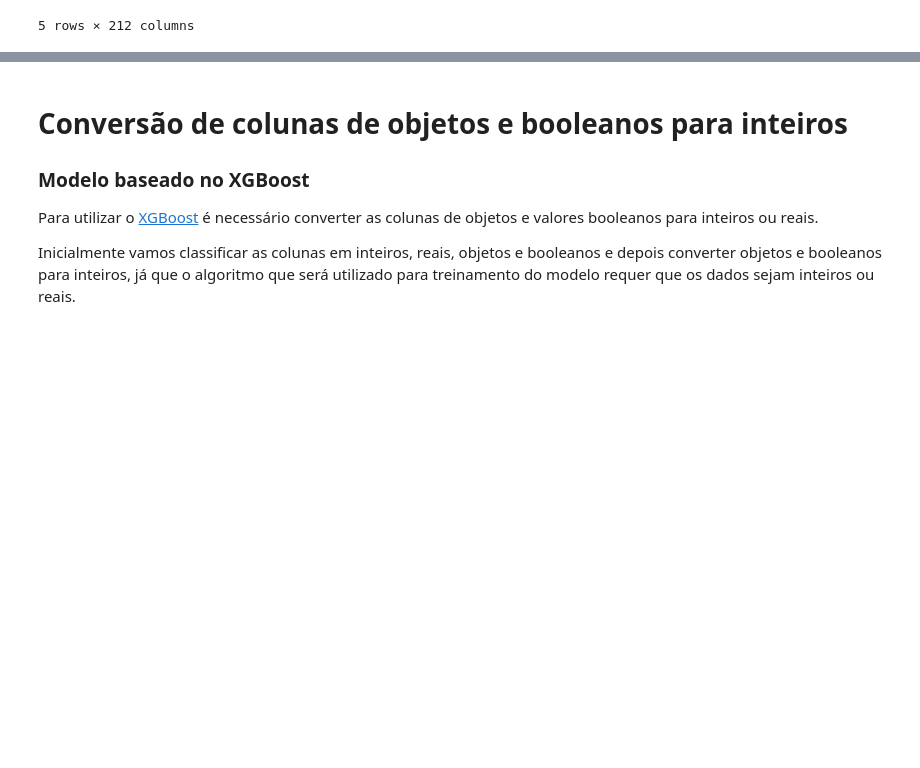
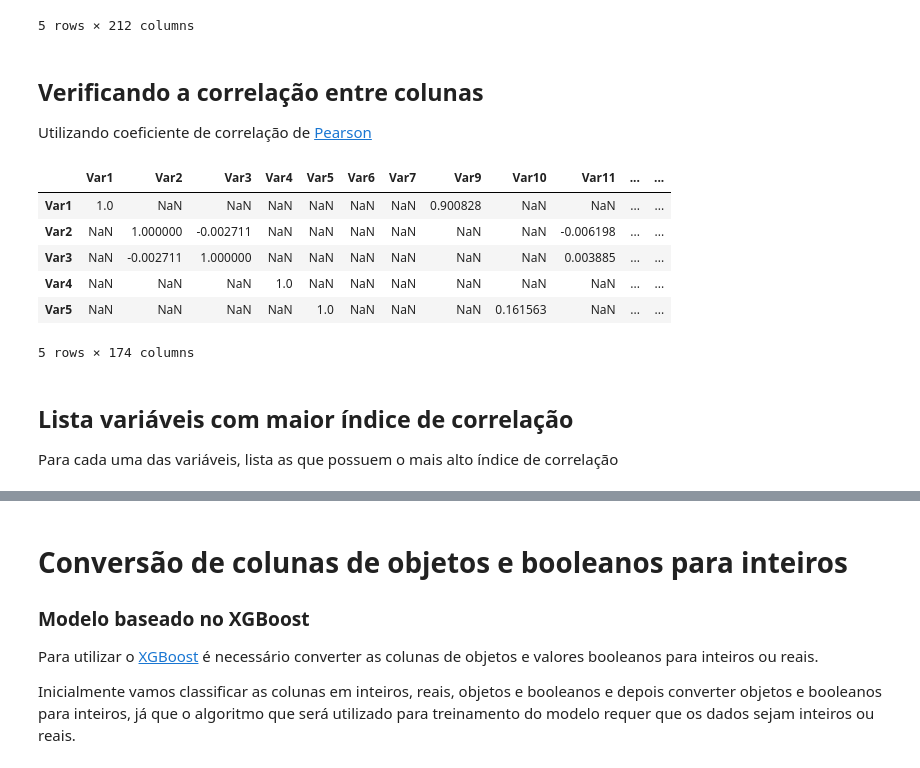
Before and after one commit to RobStelling/KDD2009, a Jupyter notebook: python/Abordagem_Simplista.ipynb, the cells around one changed output, grey strips where cells are left out. Drawn from its saved outputs; the diff is of its cells as text; code cells hidden in the pictures; blank space fills up the shorter version.

Commit message:
Cálculo de correlação

```diff
--- a/python/Abordagem_Simplista.ipynb
+++ b/python/Abordagem_Simplista.ipynb
@@ -167,3 +167,20 @@ kdd2009[variaveis].head()
 | 3 | NaN | NaN | NaN | NaN | NaN | NaN | 0.0 | NaN | NaN | NaN | ... | ... |
 | 4 | NaN | NaN | NaN | NaN | NaN | 1029.0 | 7.0 | NaN | NaN | NaN | ... | ... |
 5 rows × 212 columns
+# %% [markdown]
+## Verificando a correlação entre colunas
+Utilizando coeficiente de correlação de [Pearson](https://en.wikipedia.org/wiki/Pearson_correlation_coefficient)
+# %%
+correlacao = kdd2009[variaveis].corr(method='pearson')
+correlacao.head()
+# %% [output]
+|  | Var1 | Var2 | Var3 | Var4 | Var5 | Var6 | Var7 | Var9 | Var10 | Var11 | ... | ... |
+| Var1 | 1.0 | NaN | NaN | NaN | NaN | NaN | NaN | 0.900828 | NaN | NaN | ... | ... |
+| Var2 | NaN | 1.000000 | -0.002711 | NaN | NaN | NaN | NaN | NaN | NaN | -0.006198 | ... | ... |
+| Var3 | NaN | -0.002711 | 1.000000 | NaN | NaN | NaN | NaN | NaN | NaN | 0.003885 | ... | ... |
+| Var4 | NaN | NaN | NaN | 1.0 | NaN | NaN | NaN | NaN | NaN | NaN | ... | ... |
+| Var5 | NaN | NaN | NaN | NaN | 1.0 | NaN | NaN | NaN | 0.161563 | NaN | ... | ... |
+5 rows × 174 columns
+# %% [markdown]
+## Lista variáveis com maior índice de correlação
+Para cada uma das variáveis, lista as que possuem o mais alto índice de correlação
```
Also changed, not shown: parts of 8 cells of this notebook.
